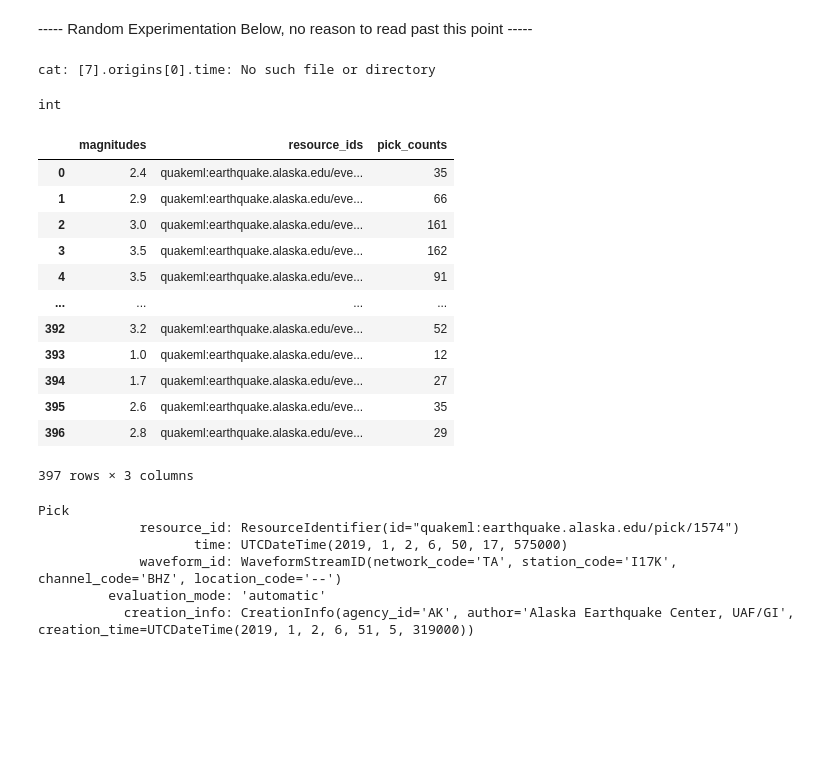
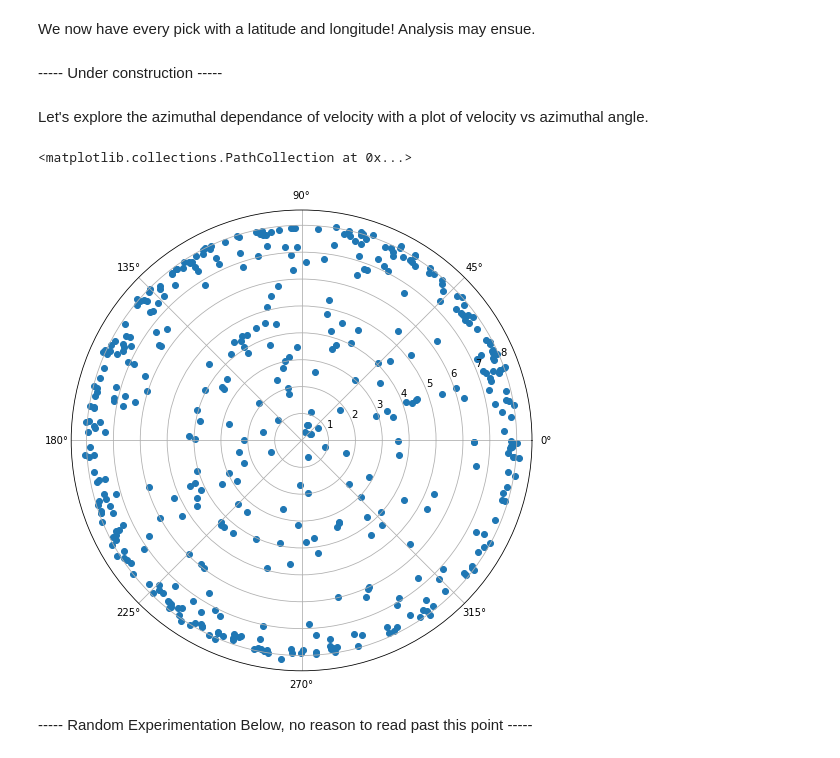
Before and after one commit to oceanhackweek/earthquakes, a Jupyter notebook: sandbox.ipynb, the cells around one changed output. Cells and saved outputs as stored; diff of their text form; code cells hidden in the pictures; blank space fills up the shorter version.

Commit message:
Added locations to picks and azimuth plot

```diff
--- a/sandbox.ipynb
+++ b/sandbox.ipynb
@@ -114,0 +148,4 @@ TODO: Make plot to show the azimuthal dependence of wave velocity.  A compass ro
+# %%
+event = cat[170] #biggest and most documented quake
+log = quakeML_Reader(event) #be patient, this should take like 10s
+log
@@ -115,46 +166,20 @@ TODO: Make plot to show the azimuthal dependence of wave velocity.  A compass ro
+# %% [markdown]
+We now have every pick with a latitude and longitude!  Analysis may ensue.
+# %% [markdown]
+----- Under construction -----
+# %% [markdown]
+Let's explore the azimuthal dependance of velocity with a plot of velocity vs azimuthal angle.
+# %%
+fig = figure(figsize=(8,8))
+ax = fig.add_axes([0.1, 0.1, 0.8, 0.8], polar=True)
+
+theta = log.azimuth
+radii = log.velocity
+ax.scatter(theta, radii)
+
+#TODO rotate so North is up, add velocity and direction bins, fix velocity scale, add title legend etc
+# %% [output]
+<matplotlib.collections.PathCollection at 0x...>
+[figure, added]
 # %% [markdown]
 ----- Random Experimentation Below, no reason to read past this point -----
-# %%
-cat[7].origins[0].time
-# %% [output]
-cat: [7].origins[0].time: No such file or directory
-# %%
-type(len(cat[7].picks))
-# %% [output]
-int
-# %%
-resource_ids = []
-magnitudes = []
-pick_counts =[]
-for event in cat:
-    resource_ids.append(event.resource_id)
-    magnitudes.append(event.magnitudes[0].mag)
-    pick_counts.append(len(event.picks))
-summary = pd.DataFrame(resource_ids, magnitudes).reset_index()
-summary.columns = ['magnitudes','resource_ids']
-summary['pick_counts'] = pick_counts
-#summary.sort_values(by='magnitudes', ascending=False)
-summary
-# %% [output]
-|  | magnitudes | resource_ids | pick_counts |
-| 0 | 2.4 | quakeml:earthquake.alaska.edu/eve... | 35 |
-| 1 | 2.9 | quakeml:earthquake.alaska.edu/eve... | 66 |
-| 2 | 3.0 | quakeml:earthquake.alaska.edu/eve... | 161 |
-| 3 | 3.5 | quakeml:earthquake.alaska.edu/eve... | 162 |
-| 4 | 3.5 | quakeml:earthquake.alaska.edu/eve... | 91 |
-| ... | ... | ... | ... |
-| 392 | 3.2 | quakeml:earthquake.alaska.edu/eve... | 52 |
-| 393 | 1.0 | quakeml:earthquake.alaska.edu/eve... | 12 |
-| 394 | 1.7 | quakeml:earthquake.alaska.edu/eve... | 27 |
-| 395 | 2.6 | quakeml:earthquake.alaska.edu/eve... | 35 |
-| 396 | 2.8 | quakeml:earthquake.alaska.edu/eve... | 29 |
-397 rows × 3 columns
-# %%
-cat[7].picks[2]
-# %% [output]
-Pick
-             resource_id: ResourceIdentifier(id="quakeml:earthquake.alaska.edu/pick/1574")
-                    time: UTCDateTime(2019, 1, 2, 6, 50, 17, 575000)
-             waveform_id: WaveformStreamID(network_code='TA', station_code='I17K', channel_code='BHZ', location_code='--')
-         evaluation_mode: 'automatic'
-           creation_info: CreationInfo(agency_id='AK', author='Alaska Earthquake Center, UAF/GI', creation_time=UTCDateTime(2019, 1, 2, 6, 51, 5, 319000))
```
Also changed, not shown: parts of 14 cells of this notebook.
